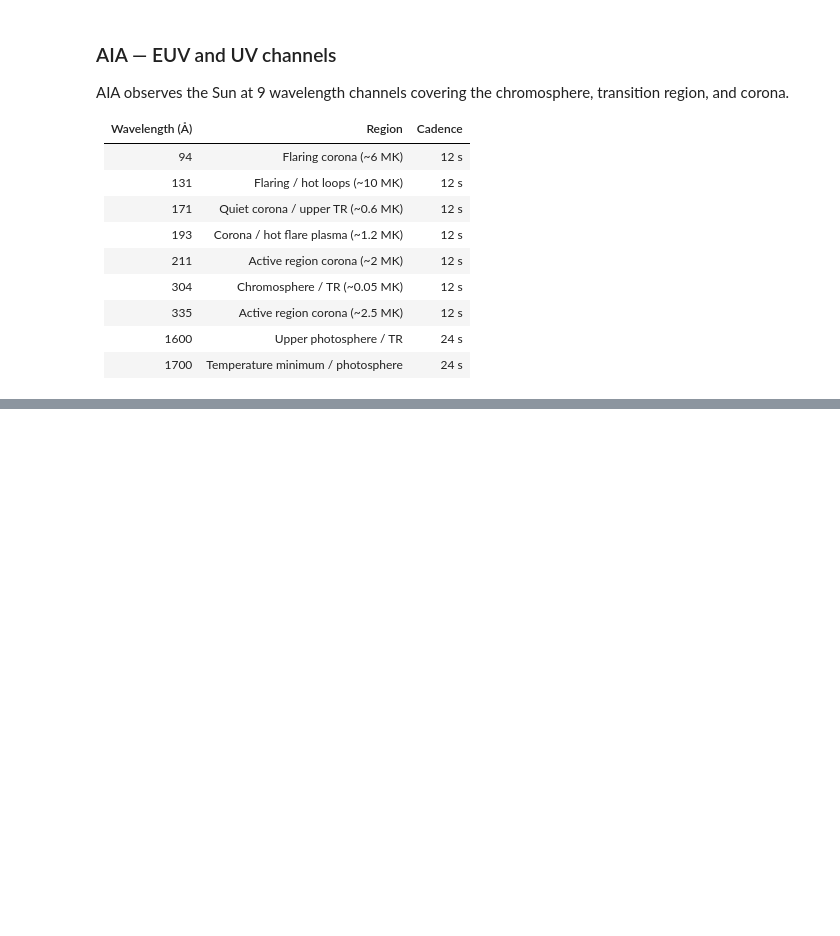
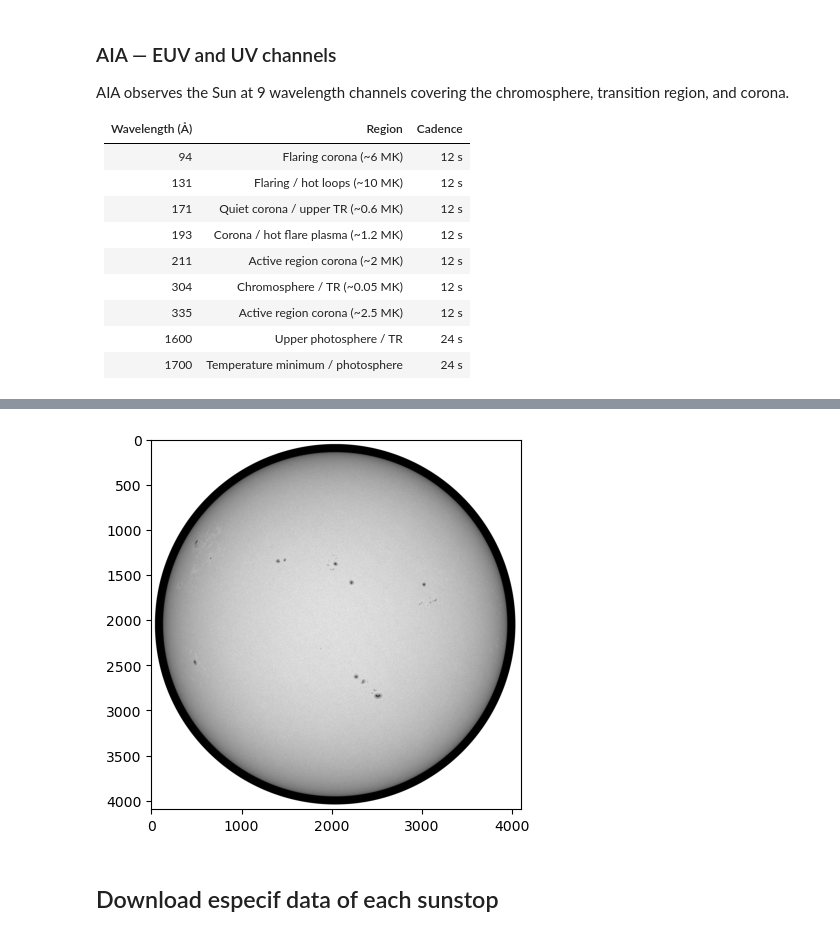
Before and after one commit to thomatrixting/sun_spots_pulsation_review, a Jupyter notebook: notebooks/01_download_data.ipynb, the cells around one changed output, grey strips where cells are left out. Drawn from its saved outputs; the diff is of its cells as text; code cells hidden in the pictures; blank space fills up the shorter version.

```diff
--- a/notebooks/01_download_data.ipynb
+++ b/notebooks/01_download_data.ipynb
@@ -156,0 +226,14 @@ print(f"Download directory: {download_dir.resolve()}")
+# %%
+file_list = sorted(download_dir.glob('hmi.ic_45s.2026.04.*.continuum.fits'))
+
+
+with fits.open(file_list[0]) as hdu:
+    data_shape = hdu[1].data.shape
+    header = hdu[1].header.copy()
+
+plt.imshow(hdu[1].data, cmap='gray')
+plt.show()
+# %% [output]
+[figure, added]
+# %% [markdown]
+## Download especif data of each sunstop
```
Also changed, not shown: parts of 9 cells of this notebook, 1 other file.
